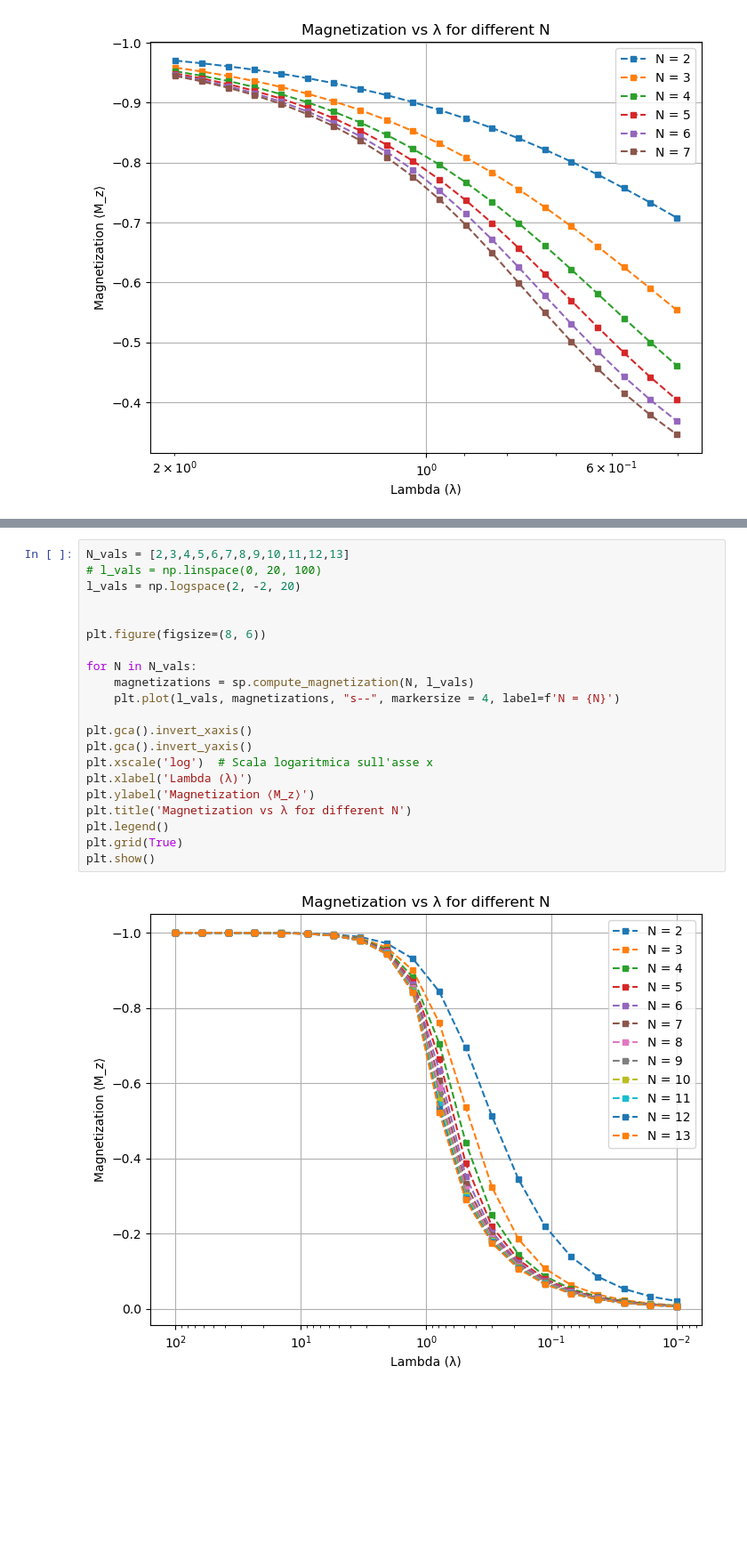
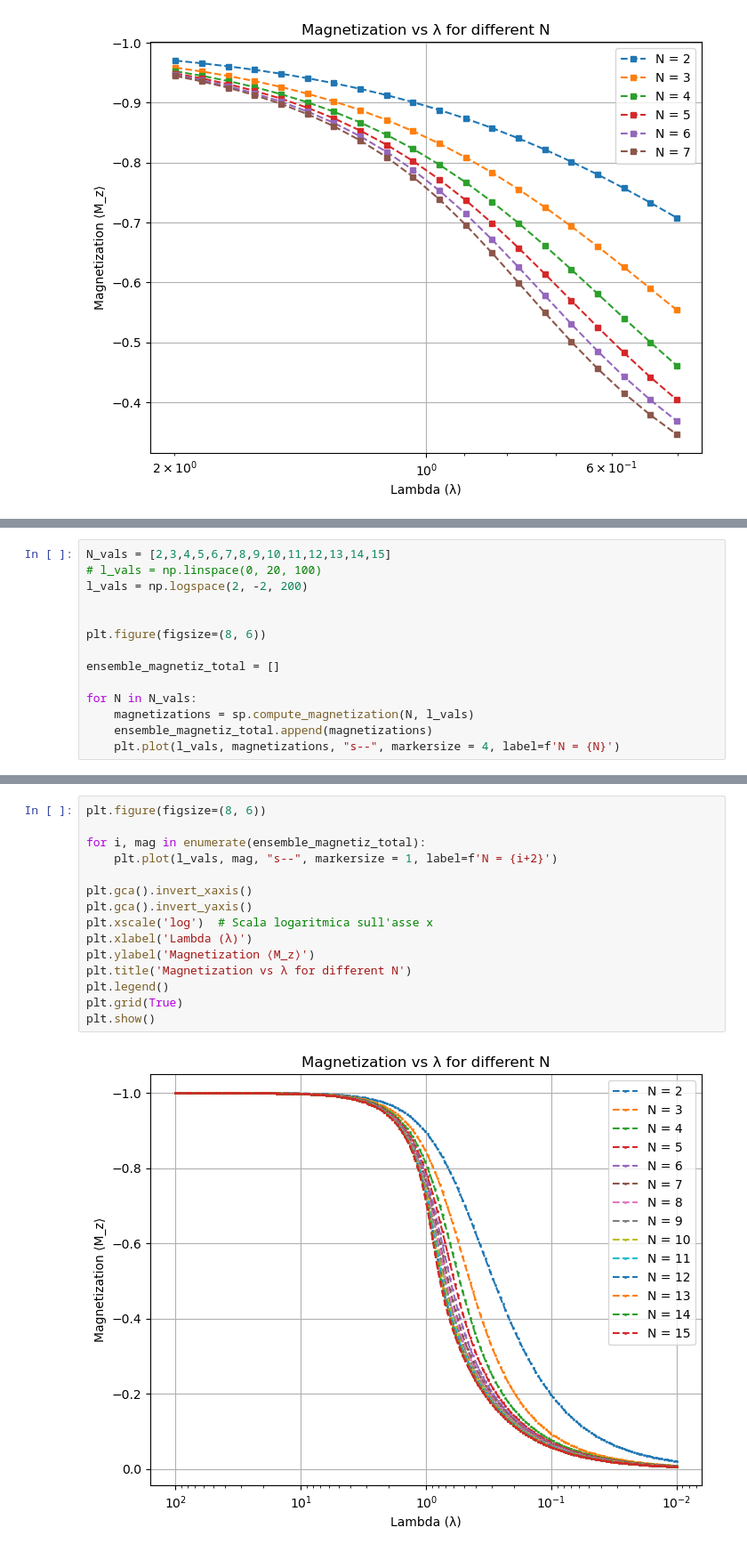
Before and after one commit to sdracia/QIC, a Jupyter notebook: 07_Assignement/phase.ipynb, the cells around one changed output, grey strips where cells are left out. Shown at 89% size. Saved outputs shown, nothing was run; the diff lists cells and outputs as text; blank space fills up the shorter version.

```diff
--- a/07_Assignement/phase.ipynb
+++ b/07_Assignement/phase.ipynb
@@ -58,0 +59,14 @@ plt.show()
+# %%
+N_vals = [2,3,4,5,6,7,8,9,10,11,12,13,14,15]
+# l_vals = np.linspace(0, 20, 100)
+l_vals = np.logspace(2, -2, 200)
+
+
+plt.figure(figsize=(8, 6))
+
+ensemble_magnetiz_total = []
+
+for N in N_vals:
+    magnetizations = sp.compute_magnetization(N, l_vals)
+    ensemble_magnetiz_total.append(magnetizations)
+    plt.plot(l_vals, magnetizations, "s--", markersize = 4, label=f'N = {N}')
@@ -59,23 +75,17 @@ plt.show()
 # %%
-N_vals = [2,3,4,5,6,7,8,9,10,11,12,13]
-# l_vals = np.linspace(0, 20, 100)
-l_vals = np.logspace(2, -2, 20)
-
-
 plt.figure(figsize=(8, 6))
 
-for N in N_vals:
-    magnetizations = sp.compute_magnetization(N, l_vals)
-    plt.plot(l_vals, magnetizations, "s--", markersize = 4, label=f'N = {N}')
+for i, mag in enumerate(ensemble_magnetiz_total):
+    plt.plot(l_vals, mag, "s--", markersize = 1, label=f'N = {i+2}')
 
 plt.gca().invert_xaxis()
 plt.gca().invert_yaxis()
 plt.xscale('log')  # Scala logaritmica sull'asse x
 plt.xlabel('Lambda (λ)')
 plt.ylabel('Magnetization ⟨M_z⟩')
 plt.title('Magnetization vs λ for different N')
 plt.legend()
 plt.grid(True)
 plt.show()
 # %% [output]
-[figure, old version]
+[figure, new version]
```
Also changed, not shown: parts of 14 cells of this notebook, 3 other files.
